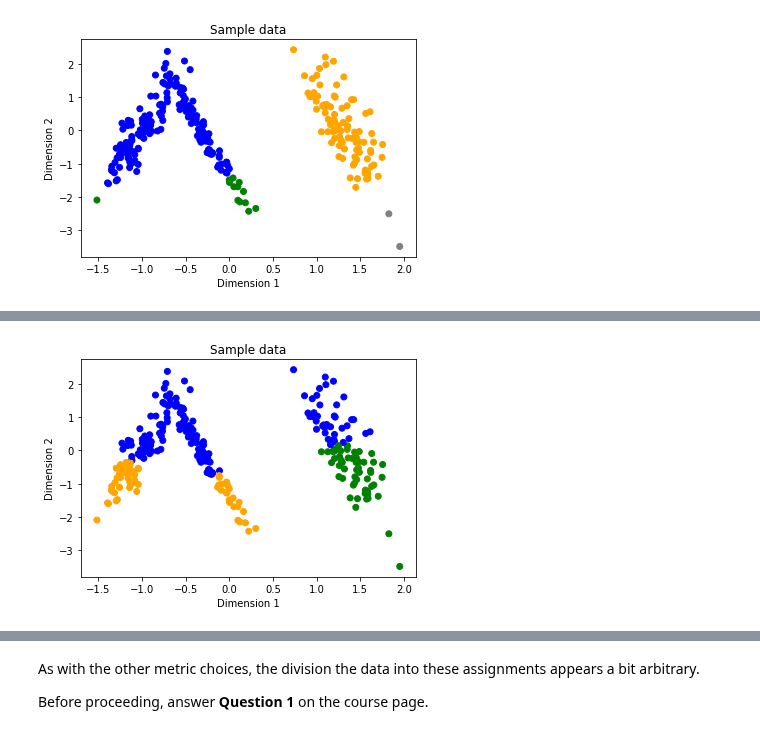
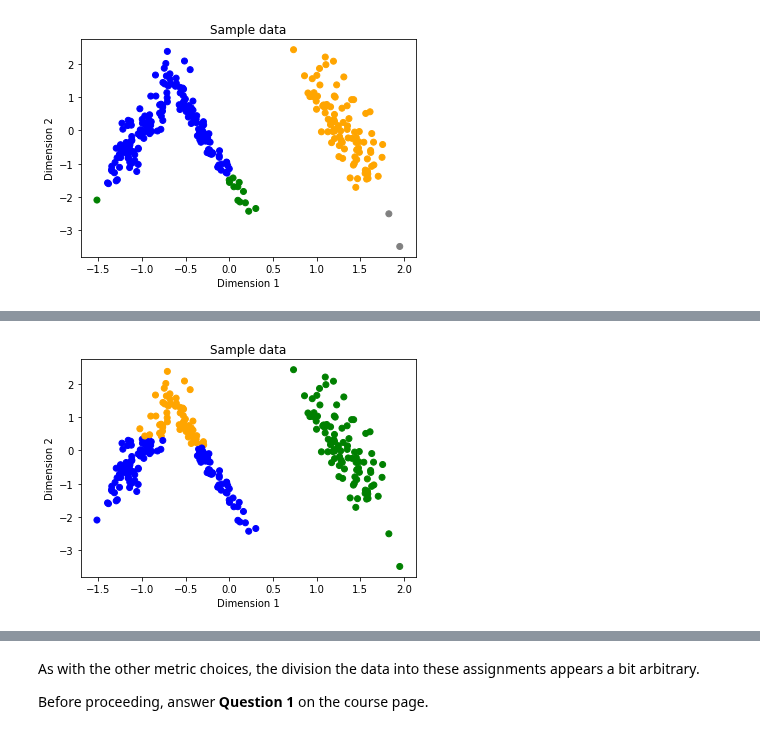
Before and after one commit to syslin/-MicrosoftLearning-Principles-of-Machine-Learning-Python, a Jupyter notebook: Module7/IntroToUnsupervisedLearning.ipynb, the cells around one changed output, grey strips where cells are left out. Drawn from its saved outputs; the diff is of its cells as text; code cells hidden in the pictures.

```diff
--- a/Module7/IntroToUnsupervisedLearning.ipynb
+++ b/Module7/IntroToUnsupervisedLearning.ipynb
@@ -426,6 +444,7 @@ Having tried several linkage functions, you will now explore using different dis
 # %%
-agglomerative_3_c_m = AgglomerativeClustering(n_clusters=3, linkage = 'complete', affinity = 'manhattan')
-assignments_ag_3_c_m = agglomerative_3_c_m.fit_predict(sample_2[:,0:2])
-plot_clusters(sample_2, assignments_ag_3_c_m)
+nr.seed(234)
+agglomerative3_a_c = AgglomerativeClustering(n_clusters=3, linkage = 'average', affinity = 'cosine')
+assignments3_a_c = agglomerative3_a_c.fit_predict(sample_2[:,0:2])
+plot_clusters(sample_2, assignments3_a_c)
 # %% [output]
-[figure, old version]
+[figure, new version]
```
Also changed, not shown: parts of 19 cells of this notebook.
